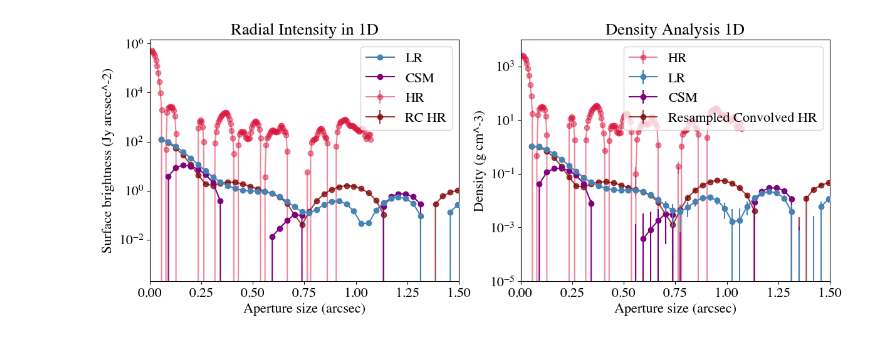
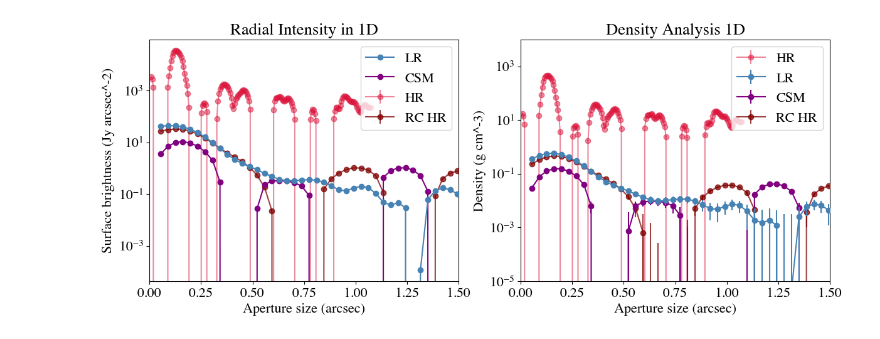
Before and after one commit to imanbeh/betel, a Jupyter notebook: notebook.ipynb, the cells around one changed output. Saved outputs shown, nothing was run; the diff lists cells and outputs as text; code cells hidden in the pictures.

```diff
--- a/notebook.ipynb
+++ b/notebook.ipynb
@@ -80,6 +80,11 @@ def radial_read(filename,w,x2=0,y2=0):
     bmaj = header_hr['BMAJ']
     bmin = header_hr['BMIN']
 
+    if filename==(low_file):
+            header_hr['CRVAL1'] = 88.79303312
+
+            header_hr['CRVAL2'] = 7.40710366
+
     ### CONVERTING DATA TO DIFFERENT UNITS
     beam = (header_hr['BMAJ'] * u.deg, header_hr['BMIN']*u.deg)
     pix_size = (np.abs(header_hr['CDELT1'])*u.deg,np.abs(header_hr['CDELT2'])*u.deg)
@@ -100,15 +105,17 @@ def radial_read(filename,w,x2=0,y2=0):
         if col not in ('id', 'npix'):
             sources[col].info.format = '%.2f' # for table formatting
 
-    data_jy_per_pixel-=median.value
+    #data_jy_per_pixel-=median.value
     data_jy_per_arcsec2 = data_jy_per_pixel / beam_solid_angle_arcsec2
 
 
     ### PHOTOMETRY CALCUATION
     max_pos = np.unravel_index(np.argmax(np.ma.masked_invalid(data_jy_per_pixel)), data_jy_per_pixel.shape)
-    y = max_pos[-2]
-    x = max_pos[-1]
+    print(max_pos)
+    y = max_pos[-1]
+    x = max_pos[-2]
 
+    print(x,y)
 
     position = (x,y) #max_pos[-2], max[-1]
     if(x2!=0 and y2!=0):
@@ -385,7 +424,7 @@ high_file = "hr_member.uid___A001_X2de_Xf7.ari_l.Betelgeuse_sci.spw0_1_2_3_4_338
 
 
 data_hr,info_hr,rp_hr,hr_rp_radius,hr_radius_2d = radial_read(high_file, 100)
-data_lr,info_lr,rp_lr,lr_rp_radius,lr_radius_2d = radial_read(low_file, 100,x2=442-0.73388889, y2=439+0.26666667)
+data_lr,info_lr,rp_lr,lr_rp_radius,lr_radius_2d = radial_read(low_file, 100)#,x2=int(439+0.26666667),y2=int(443-0.73388889))
 
 print(info_lr['position'])
 
@@ -393,7 +432,7 @@ num_1d_model_hr = density_model(rp_hr['jy/arc2'].value,(hr_rp_radius['pc']))
 num_1d_model_lr = density_model(rp_lr['jy/arc2'].value,(lr_rp_radius['pc']))
 
 print(data_lr['jy/beam'].shape)
-plt.imshow(data_lr['jy/beam'])
+plt.imshow(data_lr['jy/beam'].transpose())
 err=5
 plt.plot(info_lr['position'][0],info_lr['position'][1],'rx')
 plt.plot(443.16,439.41,'bx')
@@ -440,0 +504,12 @@ WARNING: Input data contains invalid values (NaNs or infs), which were automatic
+# %%
+print(data_hr['jy/beam'].shape)
+plt.imshow(data_hr['jy/beam'].transpose())
+err=5
+plt.plot(info_hr['position'][0],info_hr['position'][1],'rx')
+#plt.plot(1273,1290,'bx')
+plt.xlim(info_hr['position'][0]-err,info_hr['position'][0]+err)
+plt.ylim(info_hr['position'][1]-err,info_hr['position'][1]+err)
+plt.show()
+
+lowcolor = 'steelblue'
+highcolor='crimson'
@@ -524,35 +784,35 @@ ax1.plot(rp_csm[0]['arc'], rp_csm[1], 'o-', label='CSM', zorder=9,c='purple')
 ax1.errorbar(rp_conv_resampled[0]['arc'], rp_conv_resampled[1].value, yerr=hr_conv_resampled_rms_arc.value, #np.sqrt(rp_conv_resampled[1].value) + hr_conv_resampled_rms,
                fmt='o-', label='RC HR', zorder=8, alpha=0.75,c='maroon')
 
 ax1.set_xlabel("Aperture size (arcsec)")
 ax1.set_ylabel("Surface brightness (Jy arcsec^-2)")
 ax1.legend(loc = 'upper right')
 ax1.set_xlim(0, 1.5)
 ax1.semilogy()
 # ax1.ylim(1e-1, 1e7)
 #ax1.ylim(-50,1e2)
 
 
 ax2.set_title("Density Analysis 1D")
 ax2.errorbar(rp_hr[0]['arc'], hr_1d_density.value, yerr = hr_rms_arc, #np.sqrt(np.sqrt(rp_hr[1].value)**2 + hr_rms**2),
              fmt='o-', label='HR', zorder=0, alpha=0.5, c = highcolor)
 
 ax2.errorbar(rp_lr[0]['arc'], lr_1d_density.value,yerr = lr_rms_arc, fmt = 'o-', label='LR', zorder=10, c = lowcolor)#yerr = lr_rms_arc
 ax2.errorbar(rp_csm[0]['arc'],csm_1d_density.value, yerr=csm_rms_arc,fmt='o-', label='CSM', zorder=9, c = 'purple')
 ax2.errorbar(rp_conv_resampled[0]['arc'], hr_conv_resampled_1d_density.value, yerr=hr_conv_resampled_rms_arc.value, #np.sqrt(rp_conv_resampled[1].value) + hr_conv_resampled_rms,
-               fmt='o-', label='Resampled Convolved HR', zorder=8, alpha=0.75,color = 'maroon')
+               fmt='o-', label='RC HR', zorder=8, alpha=0.75,color = 'maroon')
 
 ax2.set_xlabel("Aperture size (arcsec)")
 ax2.set_ylabel("Density (g cm^-3)")
 ax2.legend(loc = 'upper right')
 ax2.semilogy()
 ax2.set_xlim(0, 1.5)
 ax2.set_ylim(1e-5, 1e4)#
 # ax2.xlim(0, 4)
 # ax2.ylim(-8.51,8)
 plt.show()
 # %% [output]
-[figure, old version]
+[figure, new version]
 # %%
 radius_csm_2d_arc = radius2d(data_csm['jy/arc2'])*info_lr['pix_size_arcsec']#*u.arcsec
 radius_csm_2d_pc = sm(168,radius_csm_2d_arc.value)*u.pc
```
Also changed, not shown: parts of 43 cells of this notebook, 19 other files.
